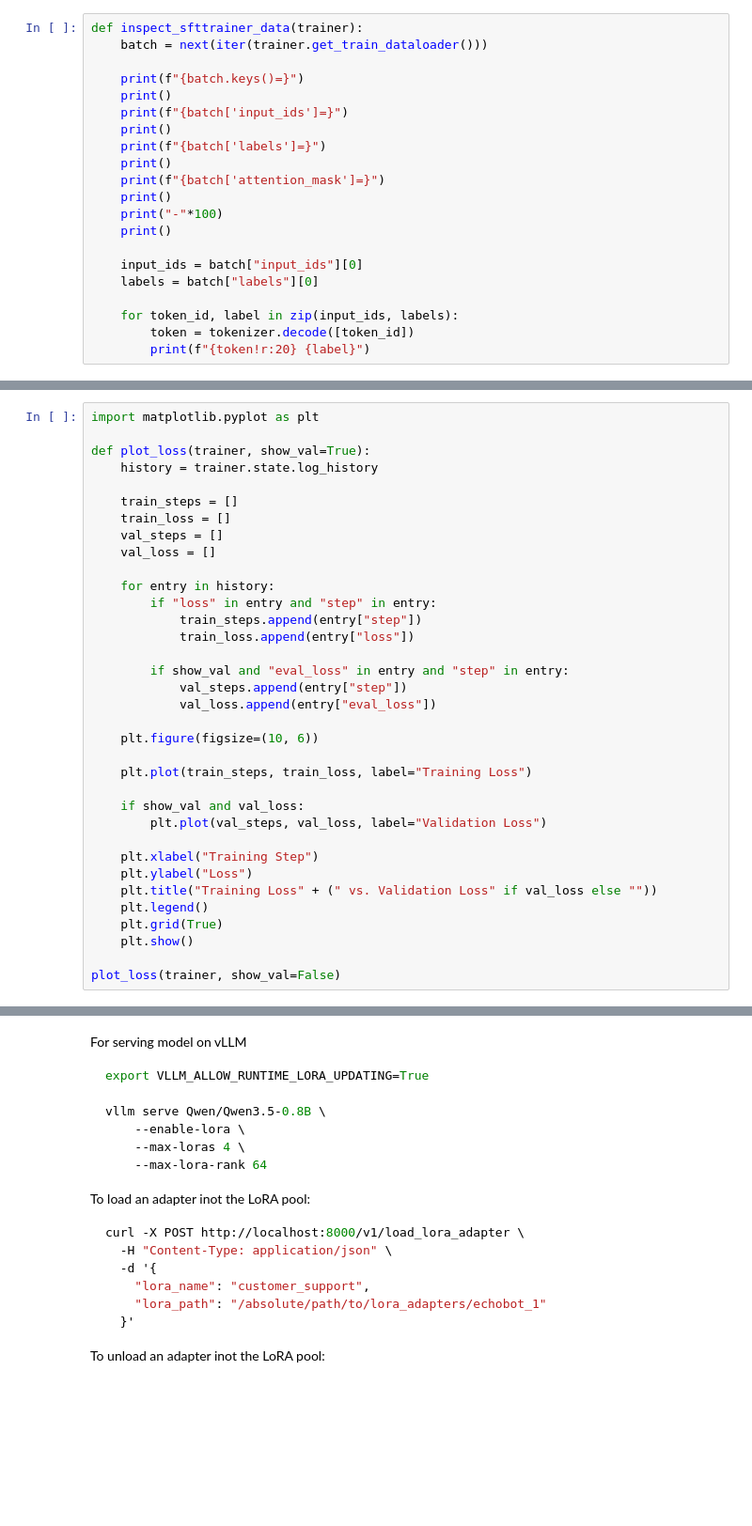
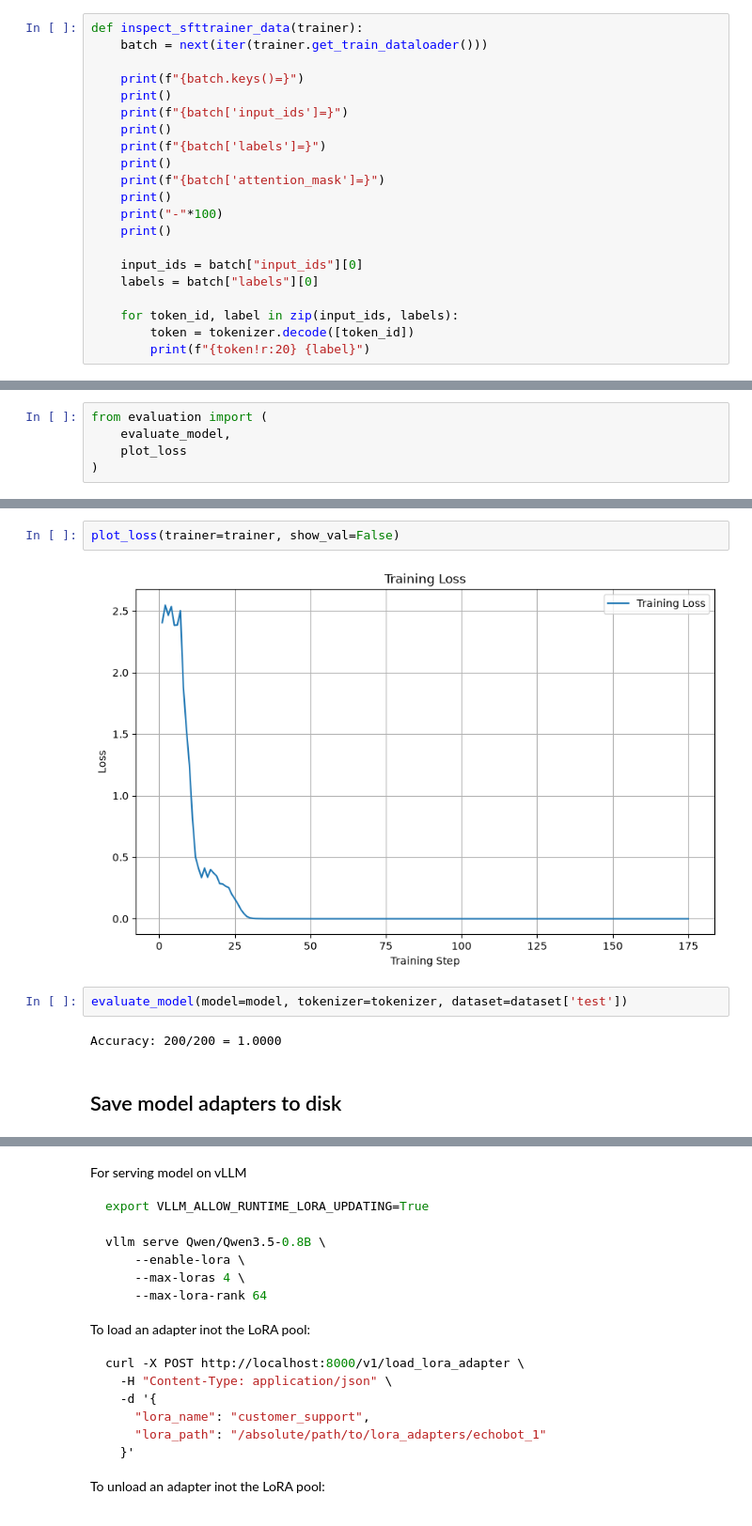
Before and after one commit to mkPuzon/local-llm-fine-tuning, a Jupyter notebook: notebooks/fine-tune.ipynb, the cells around one changed output, grey strips where cells are left out. Shown at 94% size. Saved outputs shown, nothing was run; the diff lists cells and outputs as text; blank space fills up the shorter version.

Commit message:
Adds basic accuracy eval code

```diff
--- a/notebooks/fine-tune.ipynb
+++ b/notebooks/fine-tune.ipynb
@@ -234,35 +230,5 @@ TrainOutput(global_step=70, training_loss=0.38658073461904546, metrics={'train_r
 # %%
-import matplotlib.pyplot as plt
-
-def plot_loss(trainer, show_val=True):
-    history = trainer.state.log_history
-
-    train_steps = []
-    train_loss = []
-    val_steps = []
-    val_loss = []
-
-    for entry in history:
-        if "loss" in entry and "step" in entry:
-            train_steps.append(entry["step"])
-            train_loss.append(entry["loss"])
-
-        if show_val and "eval_loss" in entry and "step" in entry:
-            val_steps.append(entry["step"])
-            val_loss.append(entry["eval_loss"])
-
-    plt.figure(figsize=(10, 6))
-
-    plt.plot(train_steps, train_loss, label="Training Loss")
-
-    if show_val and val_loss:
-        plt.plot(val_steps, val_loss, label="Validation Loss")
-
-    plt.xlabel("Training Step")
-    plt.ylabel("Loss")
-    plt.title("Training Loss" + (" vs. Validation Loss" if val_loss else ""))
-    plt.legend()
-    plt.grid(True)
-    plt.show()
-
-plot_loss(trainer, show_val=False)
+from evaluation import (
+    evaluate_model,
+    plot_loss
+)
@@ -326,0 +235,10 @@ True positives:  216
+# %%
+plot_loss(trainer=trainer, show_val=False)
+# %% [output]
+[figure, added]
+# %%
+evaluate_model(model=model, tokenizer=tokenizer, dataset=dataset['test'])
+# %% [output]
+Accuracy: 200/200 = 1.0000
+# %% [markdown]
+## Save model adapters to disk
```
Also changed, not shown: parts of 22 cells of this notebook, 4 other files.
